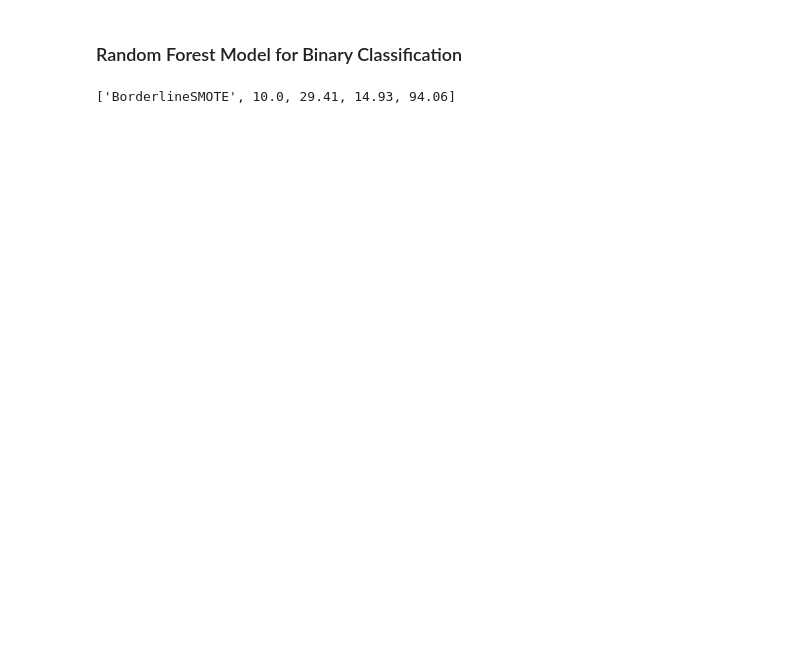
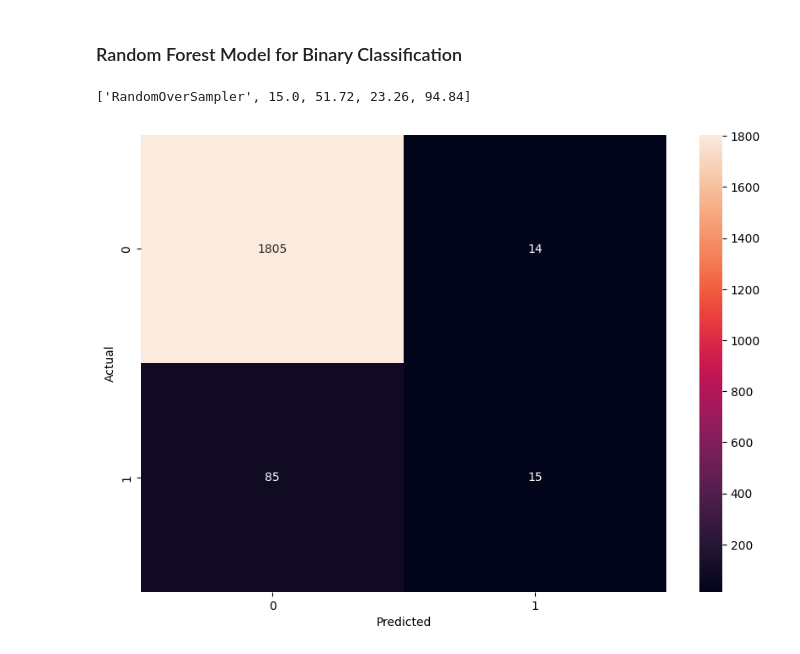
Before and after one commit to stekunda/vehicle-fraud-detection, a Jupyter notebook: data_cleaning.ipynb, the cells around one changed output. Saved outputs shown, nothing was run; the diff lists cells and outputs as text; code cells hidden in the pictures; blank space fills up the shorter version.

Commit message:
Added confusion matrix to models

```diff
--- a/data_cleaning.ipynb
+++ b/data_cleaning.ipynb
@@ -634,7 +642,7 @@ dropout_prob = 0.5
 model = RNN(n_input, n_hidden, n_output, n_layers, dropout_prob)
 
 def train_rnn(X_train, y_train, X_test, y_test, sampling_technique, class_weights=None, param_grid=None):
-    epochs = 200
+    epochs = 10
     learning_rate = 0.01
 
     # Apply SMOTE
@@ -714,6 +722,13 @@ def train_rnn(X_train, y_train, X_test, y_test, sampling_technique, class_weight
 
     cm = confusion_matrix(y_test, y_pred_classes)
 
+    # Plot confusion matrix
+    plt.figure(figsize=(10,7))
+    sns.heatmap(cm, annot=True, fmt='d')
+    plt.xlabel('Predicted')
+    plt.ylabel('Actual')
+    plt.show()
+
     rf_Recall = round(recall_score(y_test, y_pred_classes)*100,2)
     rf_Precision = round(precision_score(y_test, y_pred_classes)*100,2)
     rf_f1 = round(f1_score(y_test, y_pred_classes)*100,2)
@@ -729,6 +748,9 @@ print(metrics)
 # %% [markdown]
 ### MLP for Binary Classification
 # %%
+import matplotlib.pyplot as plt
+import seaborn as sns
+
 class MLP(nn.Module):
     def __init__(self, input_size, hidden_size, output_size):
         super(MLP, self).__init__()
@@ -754,7 +776,7 @@ dropout_prob = 0.6
 model = MLP(n_input, n_hidden, n_output)
 
 def train_mlp(X_train, y_train, X_test, y_test, sampling_technique, class_weights=None, param_grid=None):
-    epochs = 200
+    epochs = 10
     learning_rate = 0.01
 
     # Apply SMOTE
@@ -829,6 +851,13 @@ def train_mlp(X_train, y_train, X_test, y_test, sampling_technique, class_weight
 
     cm = confusion_matrix(y_test, y_pred_classes)
 
+    # Plot confusion matrix
+    plt.figure(figsize=(10,7))
+    sns.heatmap(cm, annot=True, fmt='d')
+    plt.xlabel('Predicted')
+    plt.ylabel('Actual')
+    plt.show()
+
     rf_Recall = round(recall_score(y_test, y_pred_classes)*100,2)
     rf_Precision = round(precision_score(y_test, y_pred_classes)*100,2)
     rf_f1 = round(f1_score(y_test, y_pred_classes)*100,2)
@@ -844,14 +877,16 @@ print(metrics)
 # %% [markdown]
 ### Random Forest Model for Binary Classification
 # %%
+import matplotlib.pyplot as plt
+import seaborn as sns
 from sklearn.ensemble import RandomForestClassifier
 from sklearn.metrics import confusion_matrix, recall_score, precision_score, f1_score, accuracy_score
-from imblearn.over_sampling import BorderlineSMOTE
+from imblearn.over_sampling import BorderlineSMOTE, RandomOverSampler, SMOTE
 
 def train_rf(X_train, y_train, X_test, y_test, sampling_technique):
     # Apply SMOTE
-    if sampling_technique == 'BorderlineSMOTE':
-        sampling = BorderlineSMOTE(random_state=42)
+    if sampling_technique == 'RandomOverSampler':
+        sampling = RandomOverSampler(random_state=42)
         X_train, y_train = sampling.fit_resample(X_train, y_train)
 
     # Create and train the model
@@ -862,7 +897,14 @@ def train_rf(X_train, y_train, X_test, y_test, sampling_technique):
     y_pred = model.predict(X_test)
     y_pred_classes = [1 if i > 0.7 else 0 for i in y_pred]
 
+    # Calculate confusion matrix
     cm = confusion_matrix(y_test, y_pred_classes)
+
+    # Plot confusion matrix
+    plt.figure(figsize=(10,7))
+    sns.heatmap(cm, annot=True, fmt='d')
+    plt.xlabel('Predicted')
+    plt.ylabel('Actual')
 
     rf_Recall = round(recall_score(y_test, y_pred_classes)*100,2)
     rf_Precision = round(precision_score(y_test, y_pred_classes)*100,2)
@@ -873,8 +915,9 @@ def train_rf(X_train, y_train, X_test, y_test, sampling_technique):
 
     return metrics
 # %%
-metrics = train_rf(X_train, y_train, X_test, y_test, 'BorderlineSMOTE')
+metrics = train_rf(X_train, y_train, X_test, y_test, 'RandomOverSampler')
 print(metrics)
 # Highest val_accuracy = 94.06% accuracy
 # %% [output]
-['BorderlineSMOTE', 10.0, 29.41, 14.93, 94.06]
+['RandomOverSampler', 15.0, 51.72, 23.26, 94.84]
+[figure, added]
```
Also changed, not shown: parts of 4 cells of this notebook.
